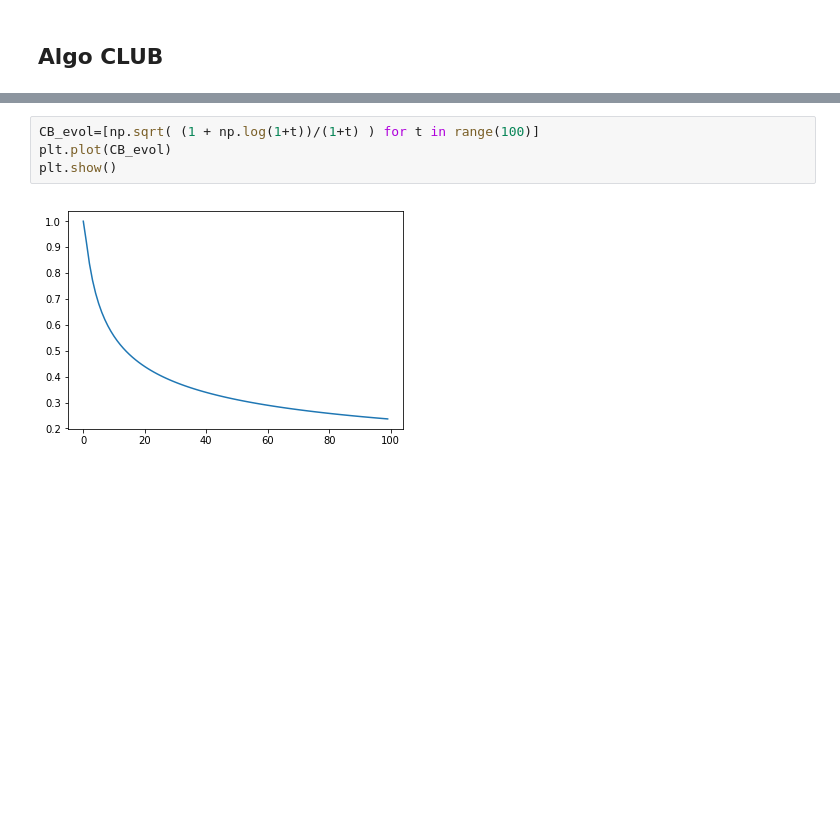
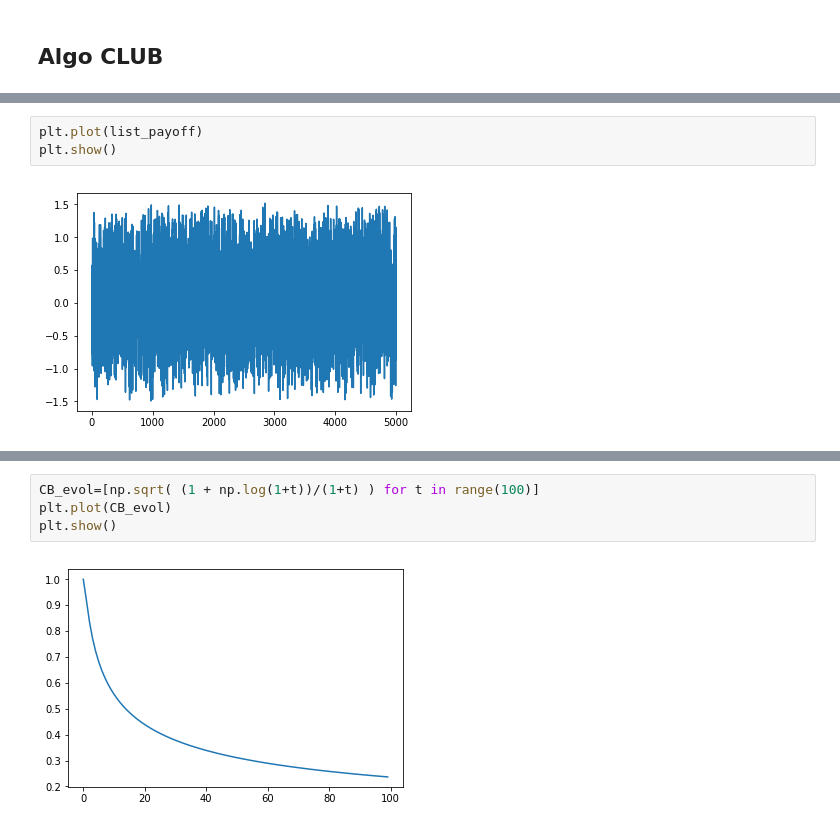
Before and after one commit to AntoineG92/Online-Clustering-of-Bandits-ENSAE, a Jupyter notebook: CLUB_algo_draft_V1.ipynb, the cells around one changed output, grey strips where cells are left out. Cells and saved outputs as stored; diff of their text form; blank space fills up the shorter version.

```diff
--- a/CLUB_algo_draft_V1.ipynb
+++ b/CLUB_algo_draft_V1.ipynb
@@ -206,0 +230,5 @@ plt.show()
+# %%
+plt.plot(list_payoff)
+plt.show()
+# %% [output]
+[figure, added]
```
Also changed, not shown: parts of 15 cells of this notebook, 1 other file.
